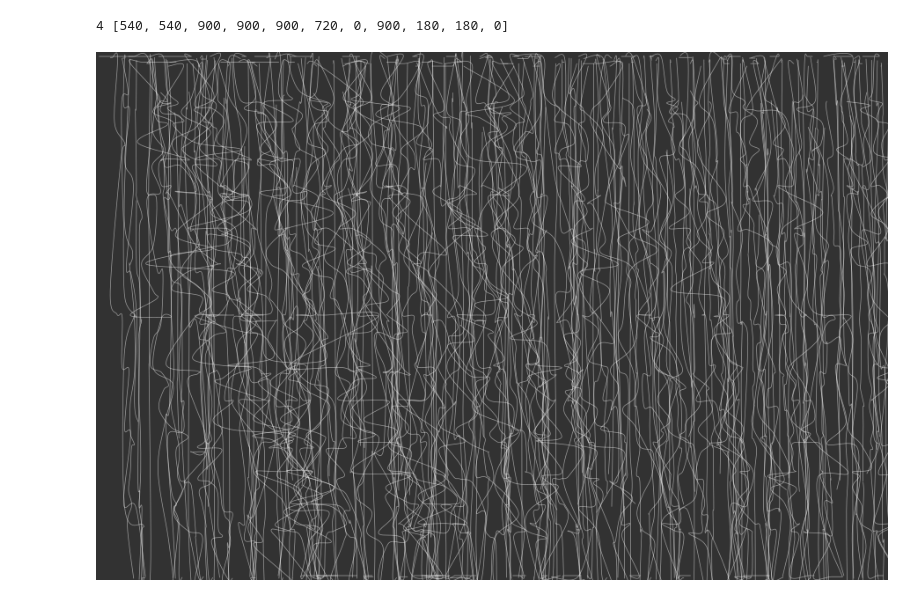
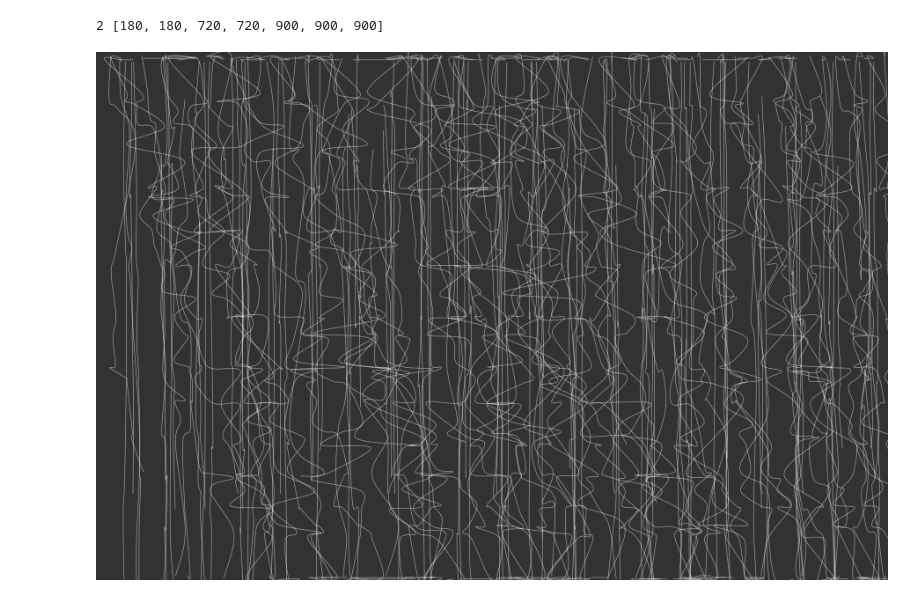
Before and after one commit to ybrow001/generative_graphic_score, a Jupyter notebook: graphic_score_081125.ipynb, the cells around one changed output. Cells and saved outputs as stored; diff of their text form; code cells hidden in the pictures.

```diff
--- a/graphic_score_081125.ipynb
+++ b/graphic_score_081125.ipynb
@@ -95,7 +95,7 @@ def macro_x_variation(draw_pass):
     x_var_scale = 0
 
     centre = macro_pos
-    sigma = 3
+    sigma = 2
     gaussian_weight = gaussian_field(draw_pass, centre, sigma)
 
     # prevent lines from becoming totally straight/nodeless by keeping gaussian_weight away from ~0.0
@@ -118,7 +118,7 @@ def macro_line_drift(draw_pass):
     # dynamically decrease line_spacing along with increased drift
 
     centre = macro_pos
-    sigma = 3
+    sigma = 2
     gaussian_weight = gaussian_field(draw_pass, centre, sigma)
 
     # prevent lines from becoming totally straight/nodeless by keeping gaussian_weight away from ~0.0
@@ -136,7 +136,7 @@ def macro_node_density(draw_pass):
     node_density = 0.0
 
     centre = macro_pos
-    sigma = 3
+    sigma = 2 # width of gaussian bell curve applied to passes of canvas (effect either side of centre pass)
     gaussian_weight = gaussian_field(draw_pass, centre, sigma)
     # print(gaussian_weight)
 
@@ -154,7 +154,7 @@ def micro_x_variation(draw_pass, current_x):
     x_var_scale = 12
 
     centre = micro_pos[draw_pass - 1]
-    sigma = width/7
+    sigma = width/5 # gaussian apllication of dynamics  either side of centre x value per pass
     gaussian_weight = gaussian_field(current_x, centre, sigma)
 
     if gaussian_weight < 0.05:
@@ -172,7 +172,7 @@ def micro_line_drift(draw_pass, current_x):
     dec_line_spacing = 0
 
     centre = micro_pos[draw_pass - 1]
-    sigma = width/7
+    sigma = width/5
     gaussian_weight = gaussian_field(current_x, centre, sigma)
 
     if gaussian_weight < 0.05:
@@ -190,7 +190,7 @@ def micro_node_density(draw_pass, current_x):
     node_density = 1.0
 
     centre = micro_pos[draw_pass - 1]
-    sigma = width/7
+    sigma = width/5
     gaussian_weight = gaussian_field(current_x, centre, sigma)
 
     if gaussian_weight < 0.05:
@@ -265,37 +265,38 @@ def draw_circles():
         # move to the right
         x += line_spacing
 
-num_passes = 11
+num_passes = 7
 draw_pass = 0
 def draw_passes():
     global x, y_offset, draw_pass, alpha_val
 
     x_init = 5
     x_offset = 0
 
     x = x_init
 
     dynamic_form(num_passes)
 
     while draw_pass < num_passes: # higher than division of ~line_spacing to cause overlap
         calc_lines()
 
         # alpha_val -= 5
         draw_circles()
 
         # save(f'images/per_pass_score/06_score_pass_reverse{draw_pass}.png') # save image for each pass
 
         draw_pass += 1
         x_offset += (line_spacing*1.104)/7 # adding some interesting displacement in overlap
         y_offset += random.uniform(-1, 3)
         x = x_init + x_offset
 
         # print(f"pass made {draw_pass}")
 
+# save('images/no_dotes_sparse_131115.png')
 
 draw_passes()
 
 show()
 # %% [output]
-4 [540, 540, 900, 900, 900, 720, 0, 900, 180, 180, 0]
+2 [180, 180, 720, 720, 900, 900, 900]
-[figure, old version]
+[figure, new version]
```
Also changed, not shown: parts of 2 cells of this notebook, 1 other file.
